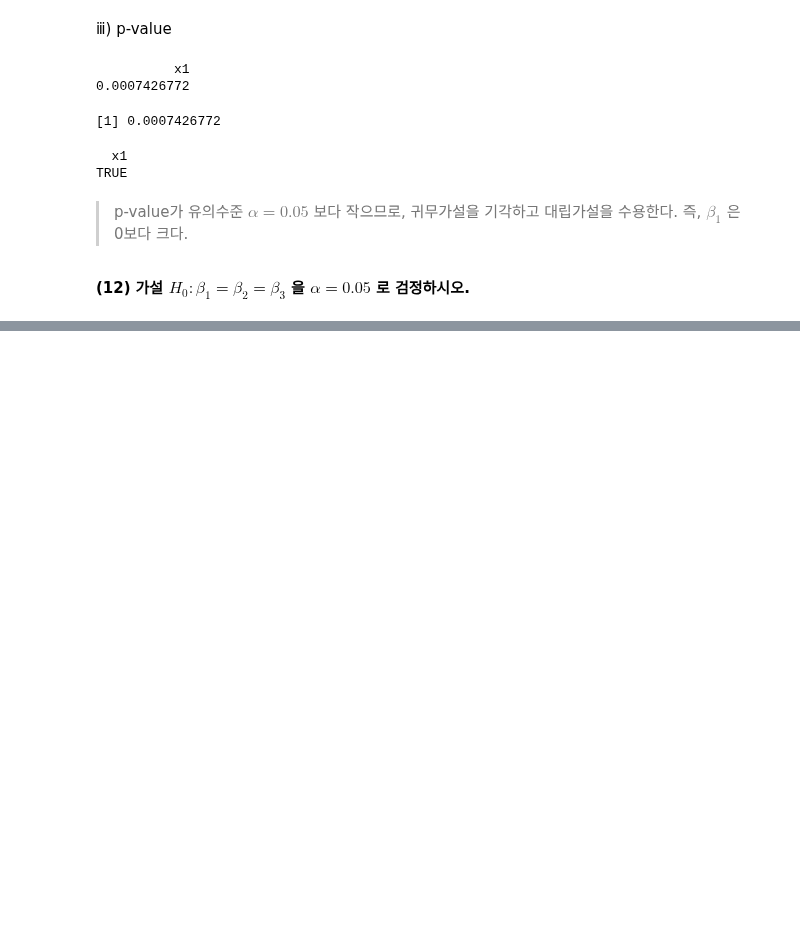
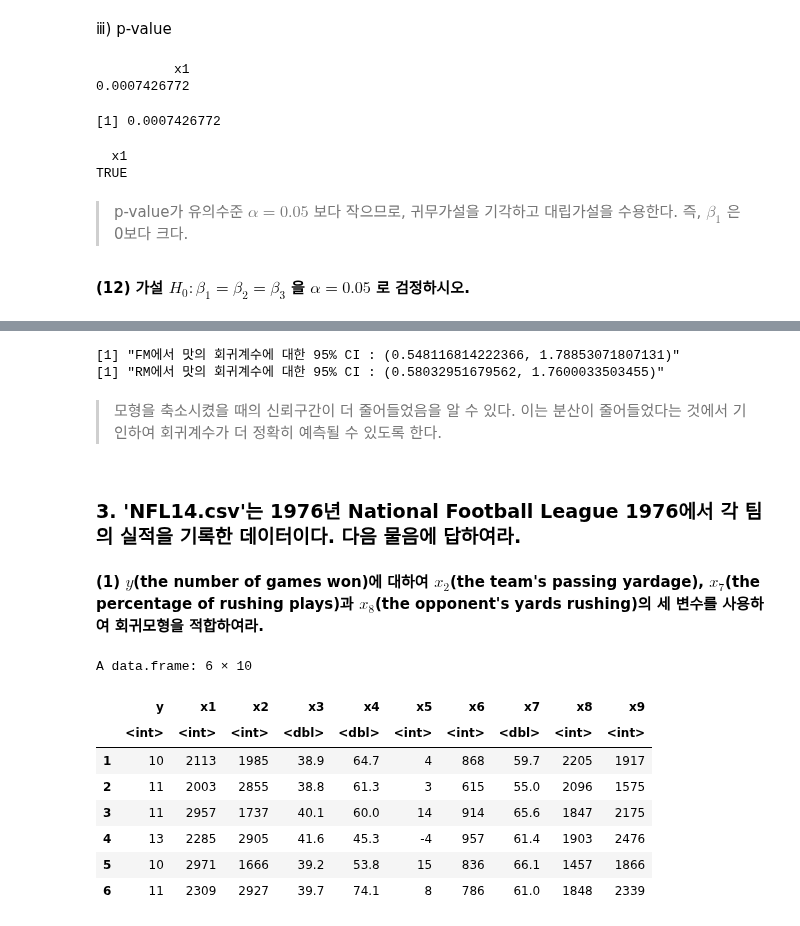
Before and after one commit to HollyRiver/R, a Jupyter notebook: regression analysis/hw/RA 2/강신성_HW02.ipynb, the cells around one changed output, grey strips where cells are left out. Saved outputs shown, nothing was run; the diff lists cells and outputs as text; code cells hidden in the pictures; blank space fills up the shorter version.

```diff
--- a/regression analysis/hw/RA 2/강신성_HW02.ipynb
+++ b/regression analysis/hw/RA 2/강신성_HW02.ipynb
@@ -228,0 +489,30 @@ TRUE
+# %%
+lwb <- confint(predictr, level = 0.95)[5,1]
+upb <- confint(predictr, level = 0.95)[5,2]
+lwb_rm <- confint(rm_predictr, level = 0.95)[3,1]
+upb_rm <- confint(rm_predictr, level = 0.95)[3,2]
+
+print(paste("FM에서 맛의 회귀계수에 대한 95% CI : (", lwb, ", ", upb, ")", sep=""))
+print(paste("RM에서 맛의 회귀계수에 대한 95% CI : (", lwb_rm, ", ", upb_rm, ")", sep=""))
+# %% [output]
+[1] "FM에서 맛의 회귀계수에 대한 95% CI : (0.548116814222366, 1.78853071807131)"
+[1] "RM에서 맛의 회귀계수에 대한 95% CI : (0.58032951679562, 1.7600033503455)"
+# %% [markdown]
+> 모형을 축소시켰을 때의 신뢰구간이 더 줄어들었음을 알 수 있다. 이는 분산이 줄어들었다는 것에서 기인하여 회귀계수가 더 정확히 예측될 수 있도록 한다.
+# %% [markdown]
+### 3. 'NFL14.csv'는 1976년 National Football League 1976에서 각 팀의 실적을 기록한 데이터이다. 다음 물음에 답하여라.
+# %% [markdown]
+**(1) $y$(the number of games won)에 대하여 $x_2$(the team's passing yardage), $x_7$(the percentage of rushing plays)과 $x_8$(the opponent's yards rushing)의 세 변수를 사용하여 회귀모형을 적합하여라.**
+# %%
+NFL <- read.csv("NFL14.csv", header = TRUE)
+head(NFL)
+# %% [output]
+A data.frame: 6 × 10
+|  | y | x1 | x2 | x3 | x4 | x5 | x6 | x7 | x8 | x9 |
+|  | <int> | <int> | <int> | <dbl> | <dbl> | <int> | <int> | <dbl> | <int> | <int> |
+| 1 | 10 | 2113 | 1985 | 38.9 | 64.7 | 4 | 868 | 59.7 | 2205 | 1917 |
+| 2 | 11 | 2003 | 2855 | 38.8 | 61.3 | 3 | 615 | 55.0 | 2096 | 1575 |
+| 3 | 11 | 2957 | 1737 | 40.1 | 60.0 | 14 | 914 | 65.6 | 1847 | 2175 |
+| 4 | 13 | 2285 | 2905 | 41.6 | 45.3 | -4 | 957 | 61.4 | 1903 | 2476 |
+| 5 | 10 | 2971 | 1666 | 39.2 | 53.8 | 15 | 836 | 66.1 | 1457 | 1866 |
+| 6 | 11 | 2309 | 2927 | 39.7 | 74.1 | 8 | 786 | 61.0 | 1848 | 2339 |
```
Also changed, not shown: parts of 98 cells of this notebook, 5 other files.
